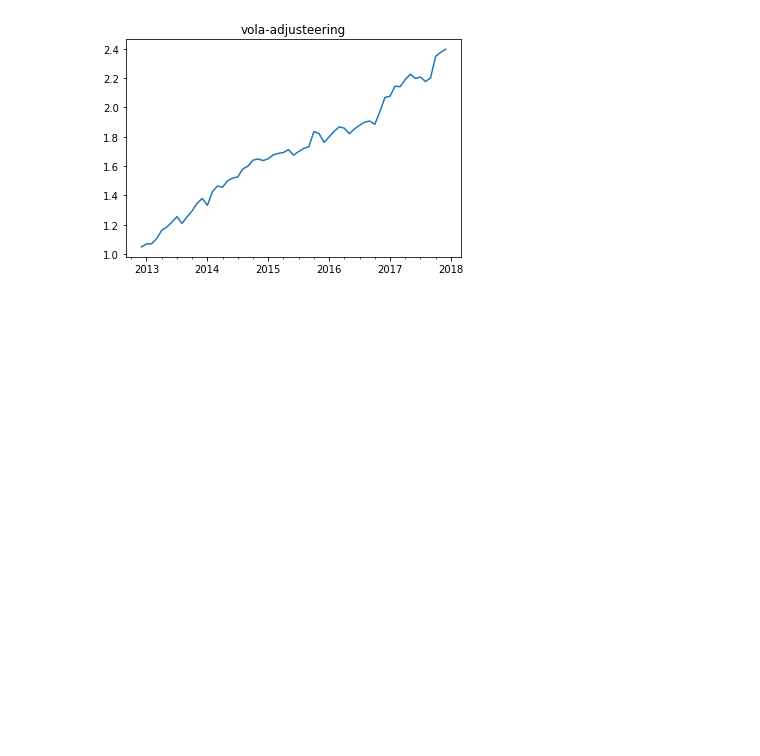
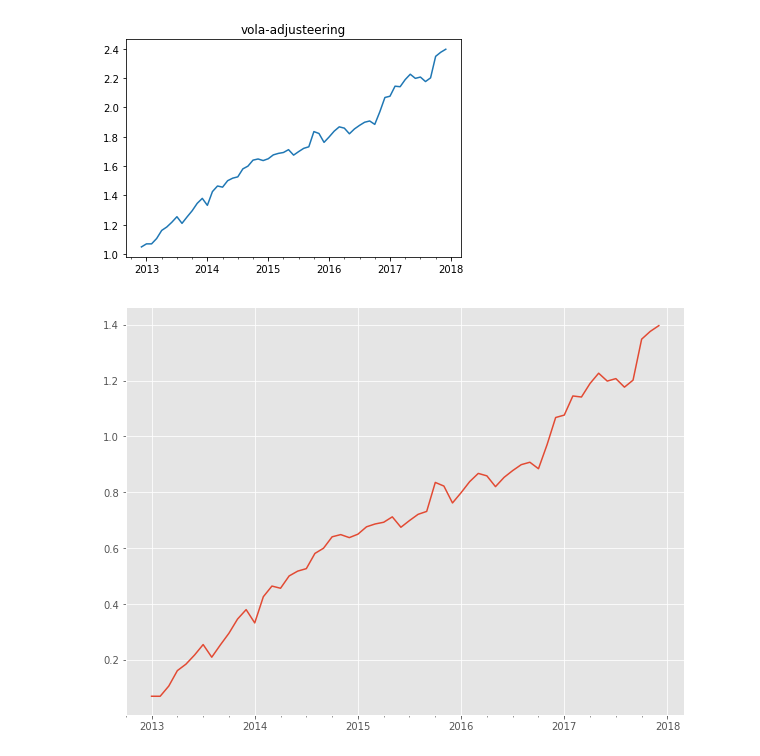
Before and after one commit to starklauri/rbm_momentum_datareader, a Jupyter notebook: notebooks/momentum_autoencoder.ipynb, the cells around one changed output. Cells and saved outputs as stored; diff of their text form; code cells hidden in the pictures; blank space fills up the shorter version.

```diff
--- a/notebooks/momentum_autoencoder.ipynb
+++ b/notebooks/momentum_autoencoder.ipynb
@@ -352,3 +350,17 @@ Predicted long count: 49
 Sharpe 2.2182021725516634
 <matplotlib.axes._subplots.AxesSubplot at 0x...>
 [figure]
+# %%
+m = total_returns.mean() * 12
+s = total_returns.std() * np.sqrt(12)
+
+# MOTHLY AVG PLOT
+cum_returns = ((total_returns + 1).cumprod() -1)
+cum_returns = cum_returns[1:]
+cum_returns.plot(figsize=(10, 7.5))
+plt.savefig("cum_port_returns.eps",
+            bbox_inches='tight',
+            transparent="True",
+            pad_inches=0)
+# %% [output]
+[figure, added]
```
Also changed, not shown: parts of 7 cells of this notebook.
